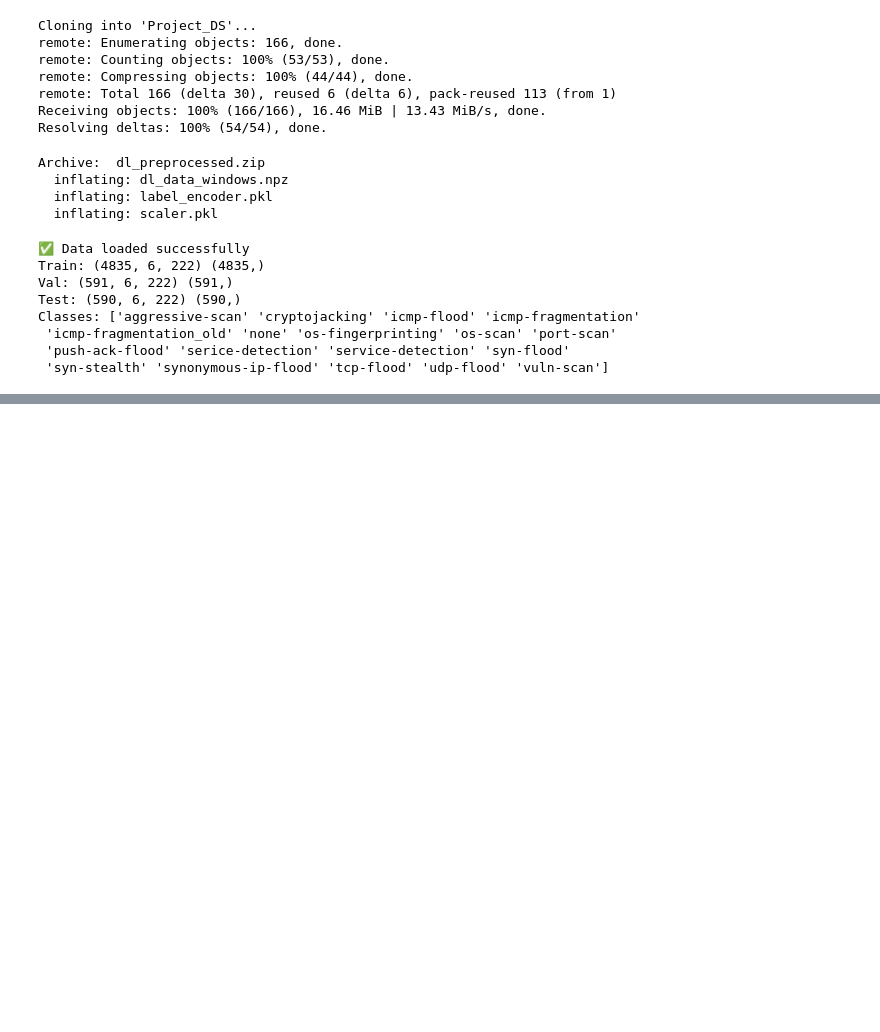
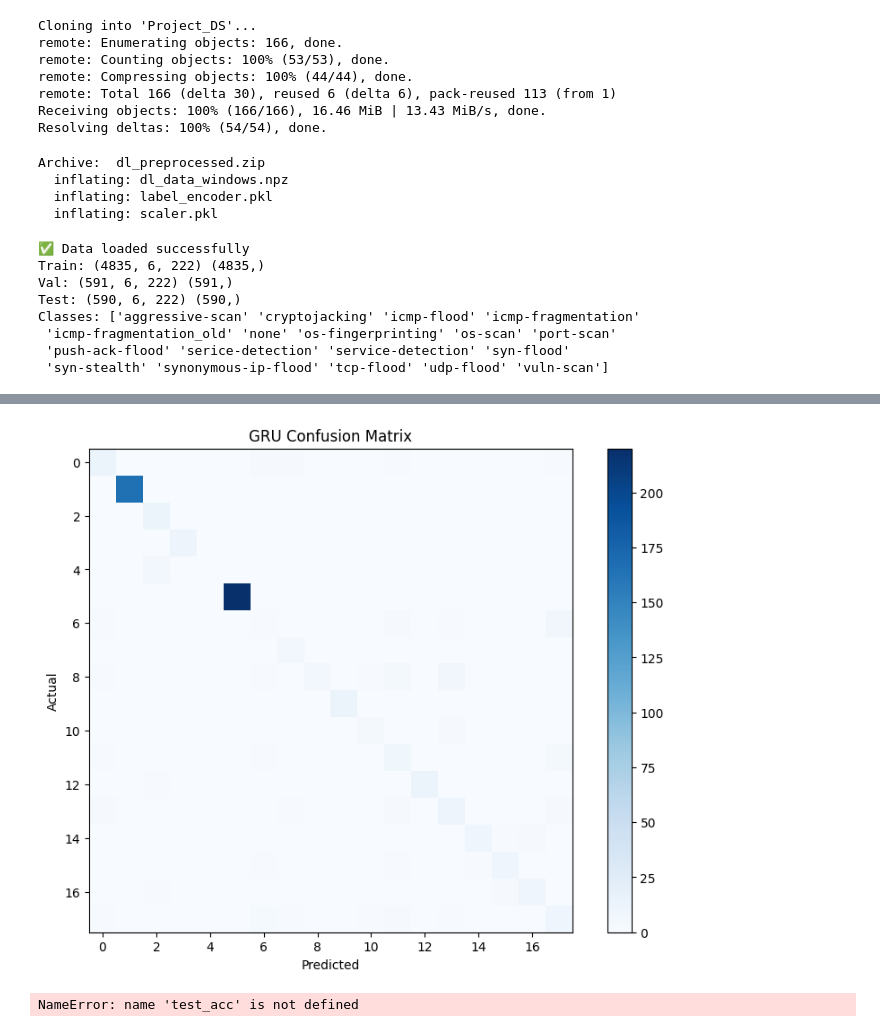
Before and after one commit to Sameer-Tahir/Project_DS, a Jupyter notebook: Dl_Model_2.ipynb, the cells around one changed output, grey strips where cells are left out. Saved outputs shown, nothing was run; the diff lists cells and outputs as text; code cells hidden in the pictures; blank space fills up the shorter version.

```diff
--- a/Dl_Model_2.ipynb
+++ b/Dl_Model_2.ipynb
@@ -79,0 +83,76 @@ Classes: ['aggressive-scan' 'cryptojacking' 'icmp-flood' 'icmp-fragmentation'
+# %%
+# -----------------------
+# Build GRU
+# -----------------------
+def build_gru(window, n_features, n_classes):
+    model = models.Sequential([
+        layers.Input(shape=(window, n_features)),
+        layers.GRU(64, return_sequences=False),
+        layers.Dense(64, activation="relu"),
+        layers.Dropout(0.3),
+        layers.Dense(n_classes, activation="softmax")
+    ])
+    model.compile(optimizer="adam",
+                  loss="sparse_categorical_crossentropy",
+                  metrics=["accuracy"])
+    return model
+
+gru_model = build_gru(window=X_train.shape[1], n_features=X_train.shape[2], n_classes=len(classes))
+
+# -----------------------
+# Train GRU
+# -----------------------
+early_stop = callbacks.EarlyStopping(monitor="val_accuracy", patience=5, restore_best_weights=True)
+
+history_gru = gru_model.fit(
+    X_train, y_train,
+    validation_data=(X_val, y_val),
+    epochs=30,
+    batch_size=64,
+    callbacks=[early_stop],
+    verbose=1
+)
+
+# -----------------------
+# Evaluate GRU
+# -----------------------
+y_val_pred = gru_model.predict(X_val).argmax(axis=1)
+val_acc = accuracy_score(y_val, y_val_pred)
+val_f1 = f1_score(y_val, y_val_pred, average="macro")
+
+print("\n✅ GRU Results")
+print("Accuracy:", val_acc)
+print("Macro-F1:", val_f1)
+print(classification_report(y_val, y_val_pred, target_names=classes, zero_division=0))
+
+cm = confusion_matrix(y_val, y_val_pred)
+
+plt.figure(figsize=(10,7))
+plt.imshow(cm, cmap="Blues")
+plt.title("GRU Confusion Matrix")
+plt.xlabel("Predicted")
+plt.ylabel("Actual")
+plt.colorbar()
+plt.show()
+
+# -----------------------
+# Save Model + Results
+# -----------------------
+
+# Save model in recommended format
+gru_model.save("gru_model.keras")
+
+# Collect results
+results = {
+    "accuracy": test_acc,
+    "macro_f1": test_f1,
+    "report": report
+}
+
+# Save metrics
+import json
+with open("results_gru.json", "w") as f:
+    json.dump(results, f, indent=4)
+
+print("✅ GRU model + results saved")
+# %% [output]
@@ -79,0 +176,2 @@ Classes: ['aggressive-scan' 'cryptojacking' 'icmp-flood' 'icmp-fragmentation'
+[figure, added]
+NameError: name 'test_acc' is not defined
```
Also changed, not shown: parts of 4 cells of this notebook.
